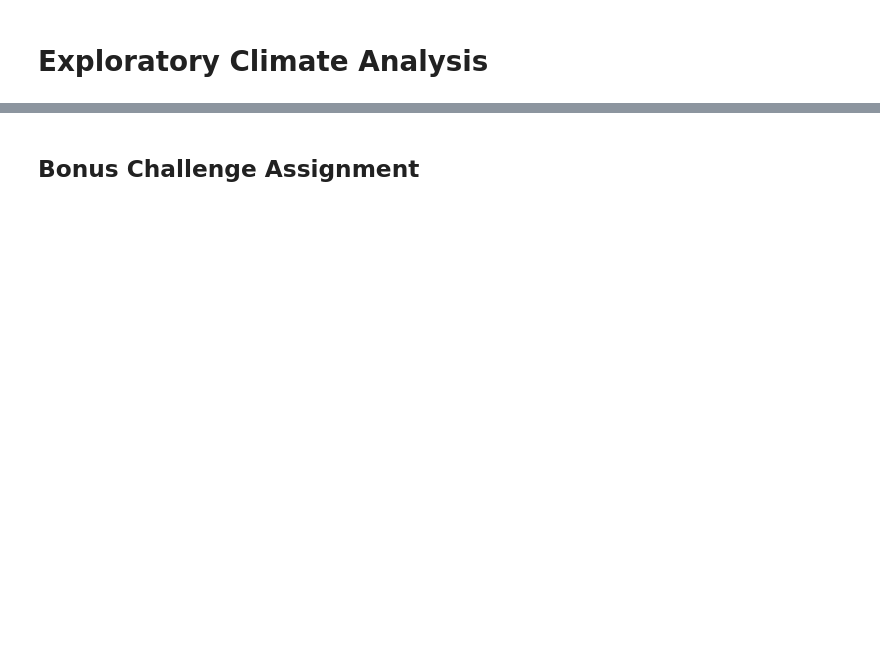
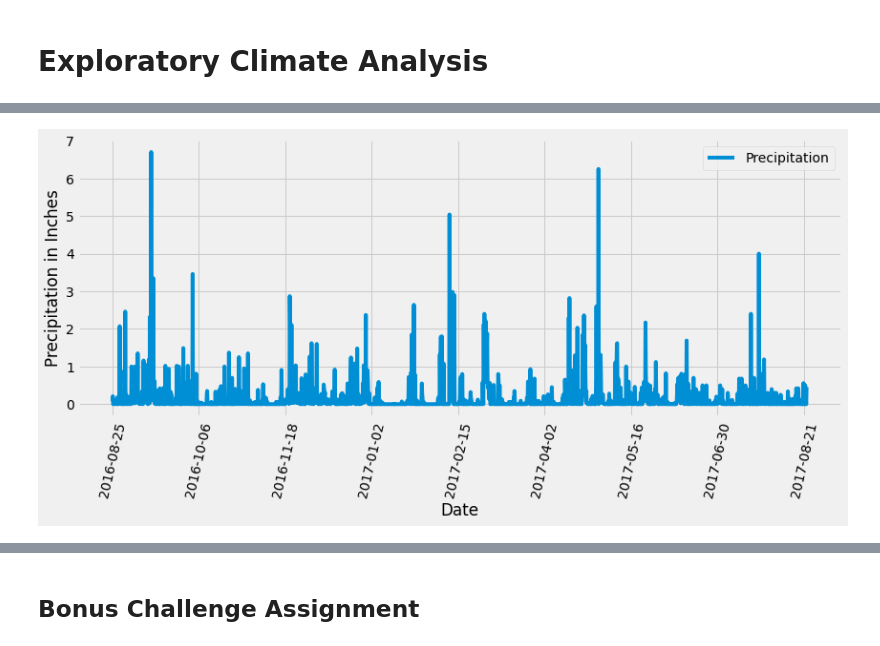
Before and after one commit to mrryanlittle/sqlalchemy-challenge, a Jupyter notebook: climate_starter.ipynb, the cells around one changed output, grey strips where cells are left out. Cells and saved outputs as stored; diff of their text form; code cells hidden in the pictures; blank space fills up the shorter version.

```diff
--- a/climate_starter.ipynb
+++ b/climate_starter.ipynb
@@ -30,6 +22,8 @@ NameError: name 'create_engine' is not defined
 # %%
+# declare a base using 'automap_base()'
+Base = automap_base()
 # reflect an existing database into a new model
-
+Base.prepare(engine, reflect=True)
 # reflect the tables
 # %%
 # We can view all of the classes that automap found
@@ -36,18 +33,24 @@ NameError: name 'create_engine' is not defined
 # %%
 # Save references to each table
+Measurement = Base.classes.measurement
+Station = Base.classes.station
 # %%
 # Create our session (link) from Python to the DB
+session = Session(engine)
 # %% [markdown]
 # Exploratory Climate Analysis
 # %%
 # Design a query to retrieve the last 12 months of precipitation data and plot the results
-
+most_recent_date = session.query(Measurement.date).order_by(Measurement.date.desc()).first()
+print(f'Most Recent Date: {most_recent_date}')
 # Calculate the date 1 year ago from the last data point in the database
-
+one_year_ago = dt.date(2017, 8, 23) - dt.timedelta(weeks=52)
+print(f'One Year Ago: {one_year_ago}')
 # Perform a query to retrieve the data and precipitation scores
-
-# Save the query results as a Pandas DataFrame and set the index to the date column
-
-# Sort the dataframe by date
-
-# Use Pandas Plotting with Matplotlib to plot the data
+date_prcp = session.query(Measurement.date, Measurement.prcp).\
+    filter(Measurement.date > '2016-08-24').\
+    filter(Measurement.prcp >= '0').all()
+# Save the query results as a Pandas DataFrame and set the index to the date column # Sort the dataframe by date
+date_prcp_df = pd.DataFrame(date_prcp, columns=['Date','Precipitation']).\
+    set_index(['Date']).sort_values(by='Date')
+date_prcp_df.head()
@@ -54,2 +67,10 @@ NameError: name 'create_engine' is not defined
+# %%
+# Use Pandas Plotting with Matplotlib to plot the data
+date_prcp_df.plot(rot=77, figsize=(12,6))
+plt.ylabel('Precipitation in Inches')
+plt.tight_layout()
+plt.savefig('date_prcp.png')
+# %% [output]
+[figure, added]
 # %%
 # Use Pandas to calcualte the summary statistics for the precipitation data
```
Also changed, not shown: parts of 14 cells of this notebook, 3 other files.
